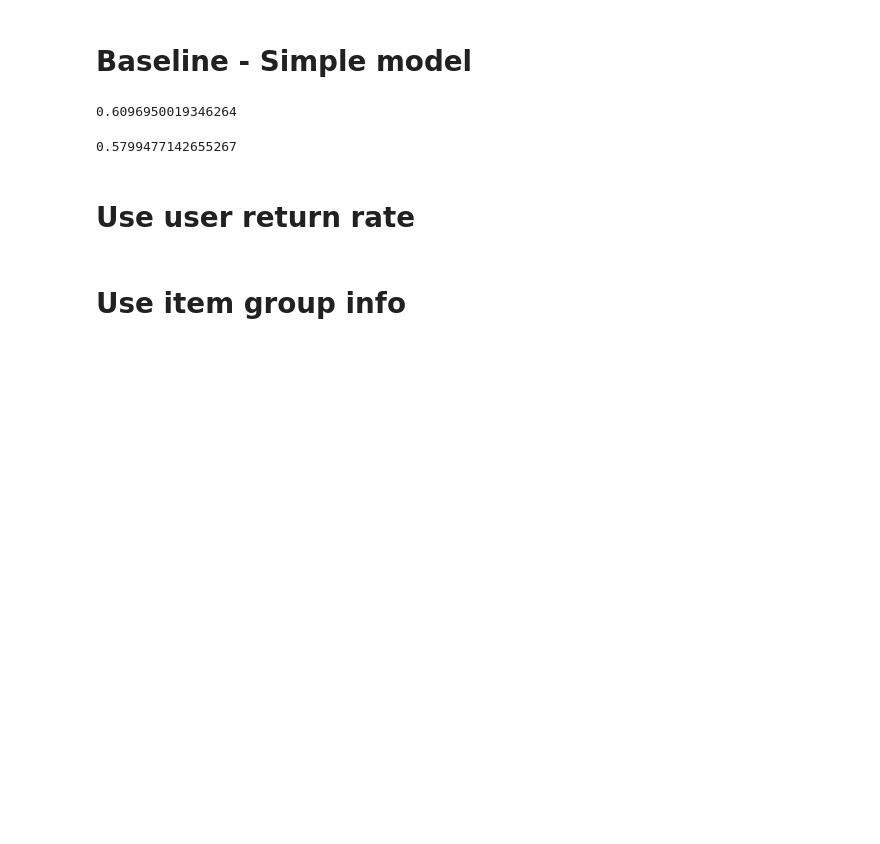
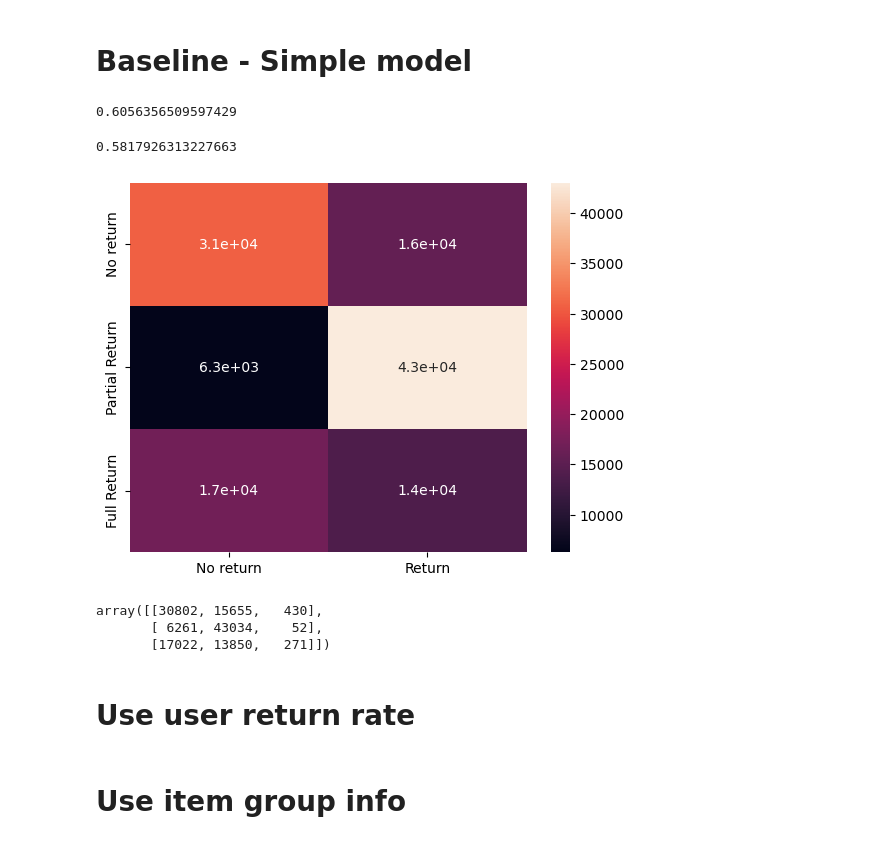
Before and after one commit to drigba/Data_mining_recommendation_system, a Jupyter notebook: baseline.ipynb, the cells around one changed output. Cells and saved outputs as stored; diff of their text form; code cells hidden in the pictures; blank space fills up the shorter version.

```diff
--- a/baseline.ipynb
+++ b/baseline.ipynb
@@ -135,7 +153,7 @@ train_return_df = create_return_df(train_df, train_labels, product_stats)
 valid_return_df = create_return_df(valid_df, valid_labels, product_stats)
 # %%
 from sklearn.linear_model import SGDClassifier
-feature_names = ["order_return_rate", "order_no_return_rate"]
+feature_names = ["order_return_rate_prod", "order_no_return_rate_prod"]
 
 features = train_return_df[feature_names]
 labels = train_return_df["label"]
@@ -145,14 +163,29 @@ score = model.score(features, labels)
 
 score
 # %% [output]
-0.6096950019346264
+0.6056356509597429
 # %%
 valid_return_df["prediction"] = model.predict(valid_return_df[feature_names])
 valid_return_df["correct"] = valid_return_df["prediction"] == valid_return_df["label"]
 accuracy = valid_return_df["correct"].sum() / valid_return_df["correct"].count()
 accuracy
 # %% [output]
-0.5799477142655267
+0.5817926313227663
+# %%
+from sklearn.metrics import confusion_matrix
+import seaborn as sns
+cm = confusion_matrix(valid_return_df["label"], valid_return_df["prediction"])
+cm[:,:2]
+sns.heatmap(cm[:,:2], annot=True, yticklabels=["No return", "Partial Return", "Full Return"], xticklabels=["No return", "Return"])
+plt.show()
+# %% [output]
+[figure, added]
+# %%
+cm
+# %% [output]
+array([[30802, 15655,   430],
+       [ 6261, 43034,    52],
+       [17022, 13850,   271]])
 # %% [markdown]
 # Use user return rate
 # %%
```
Also changed, not shown: parts of 14 cells of this notebook, 4 other files.
